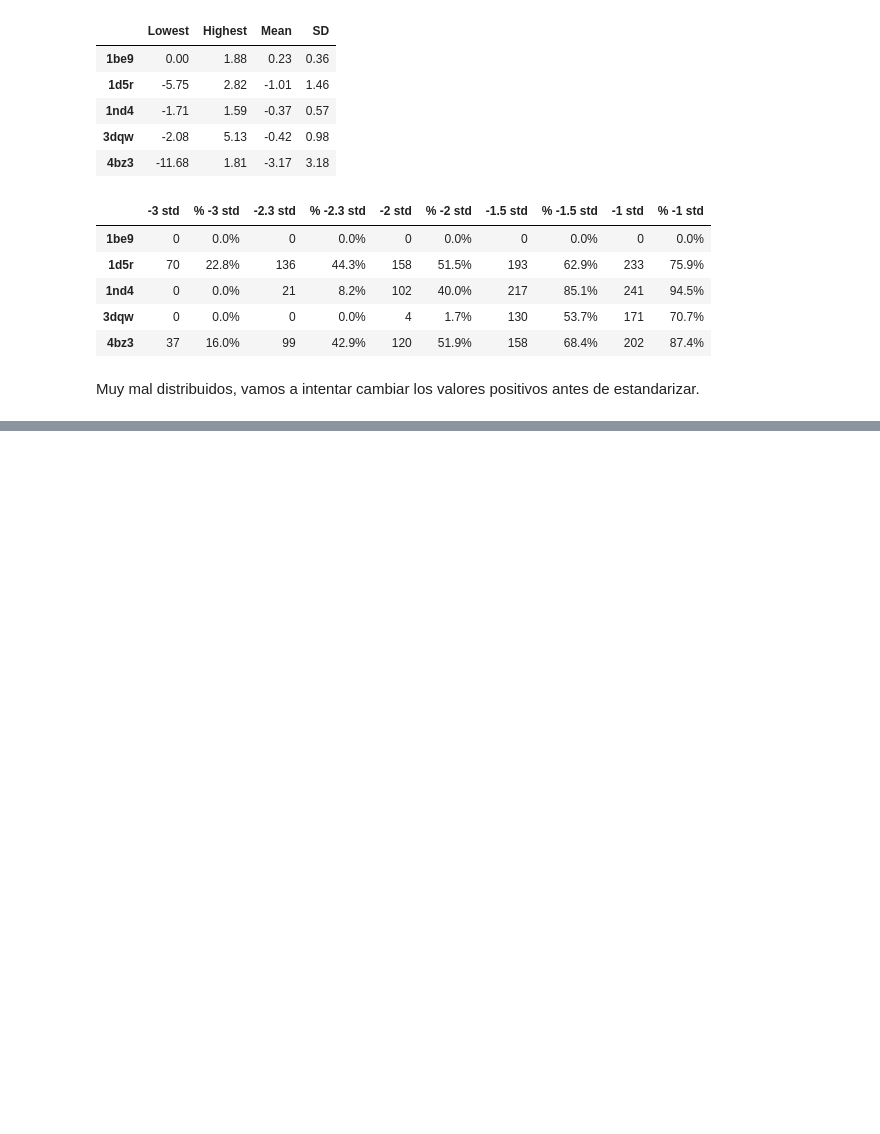
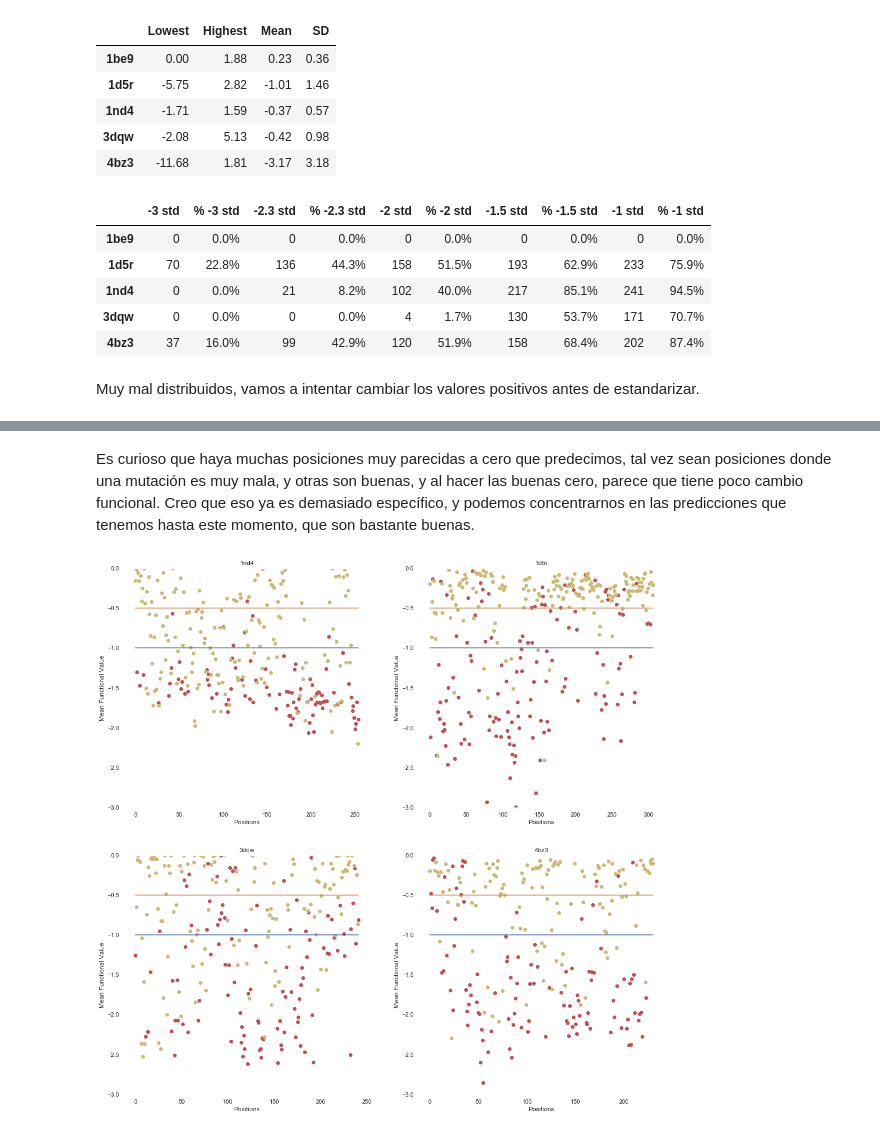
Before and after one commit to CrisSotomayor/perturbation-networks-get-data, a Jupyter notebook: data.ipynb, the cells around one changed output, grey strips where cells are left out. Drawn from its saved outputs; the diff is of its cells as text; code cells hidden in the pictures; blank space fills up the shorter version.

```diff
--- a/data.ipynb
+++ b/data.ipynb
@@ -1092,0 +1526,12 @@ All_negatives en 3dqw y 1nd4 da un aumento considerable en accuracy con un decre
+# %%
+# Distribution of predicted positions
+df = pd.DataFrame(index=proteins2, columns=['< -1', '-1 : -0.5', '-0.5 : 0'])
+for protein in proteins2:
+    mean = all_negatives[protein].mean()
+    values = [mean[pos] for pos in best_predictions[protein]]
+
+    df.at[protein, '< -1'] = str(round(100*len([i for i in values if i < -1])/len(values), 1))+'%'
+    df.at[protein, '-1 : -0.5'] = str(round(100*len([i for i in values if i > -1 and i < -0.5])/len(values), 1))+'%'
+    df.at[protein, '-0.5 : 0'] = str(round(100*len([i for i in values if i > -0.5])/len(values), 1))+'%'
+
+display(df)
@@ -1092,0 +1544,30 @@ All_negatives en 3dqw y 1nd4 da un aumento considerable en accuracy con un decre
+# %% [markdown]
+Es curioso que haya muchas posiciones muy parecidas a cero que predecimos, tal vez sean posiciones donde una mutación es muy mala, y otras son buenas, y al hacer las buenas cero, parece que tiene poco cambio funcional. Creo que eso ya es demasiado específico, y podemos concentrarnos en las predicciones que tenemos hasta este momento, que son bastante buenas.
+# %%
+fig = plt.figure(figsize=(18,18))
+for x, protein in enumerate(proteins2):
+    mean = all_negatives[protein].mean()
+    positions = all_negatives[protein].columns
+    n = len(positions)
+    values = [1]*n
+    other_values = [1]*n
+    predictions = best_predictions[protein]
+    for i,pos in enumerate(positions):
+        if pos in predictions:
+            values[i] = mean[pos]
+        else:
+            other_values[i] = mean[pos]
+
+    ax = fig.add_subplot(2, 2, x+1)
+    ax.set_facecolor('xkcd:white')
+    ax.set_ylim([-3,0])
+    plt.plot([i for i in range(n)], values, 'ro')
+    plt.plot([i for i in range(n)], other_values, 'yo')
+    plt.plot([i for i in range(n)], [-1 for i in range(n)])
+    plt.plot([i for i in range(n)], [-0.5 for i in range(n)])
+    plt.xlabel('Positions')
+    plt.ylabel('Mean Functional Value')
+    plt.title(protein)
+plt.show()
+# %% [output]
+[figure, added]
```
Also changed, not shown: parts of 28 cells of this notebook.
